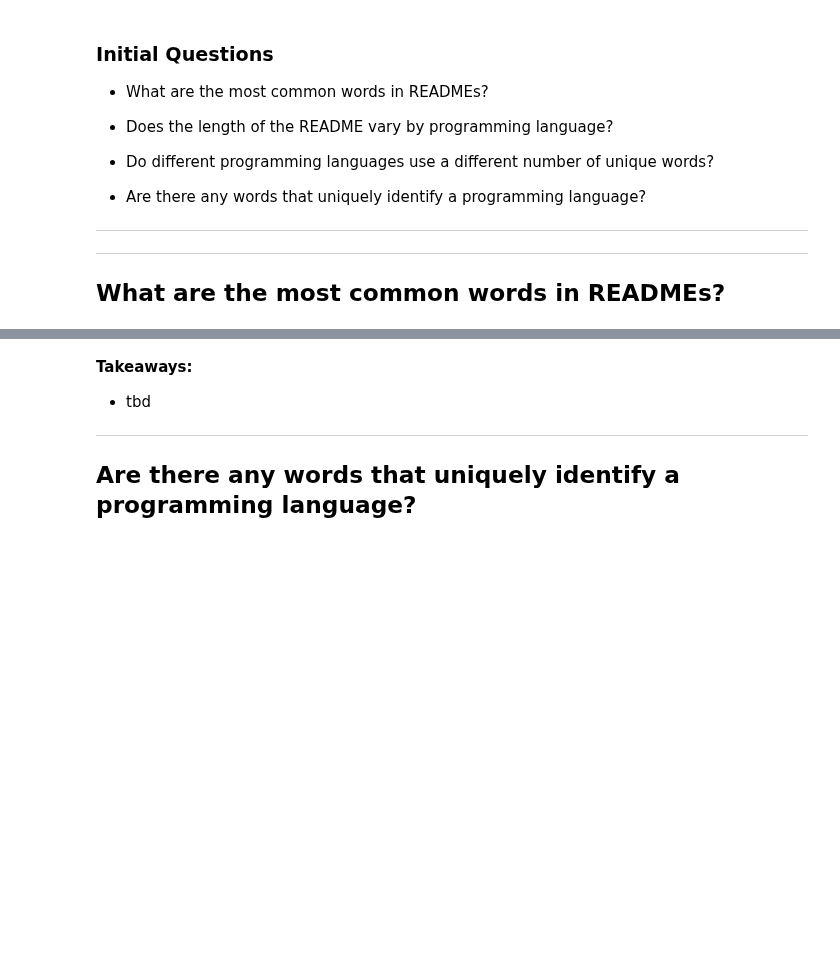
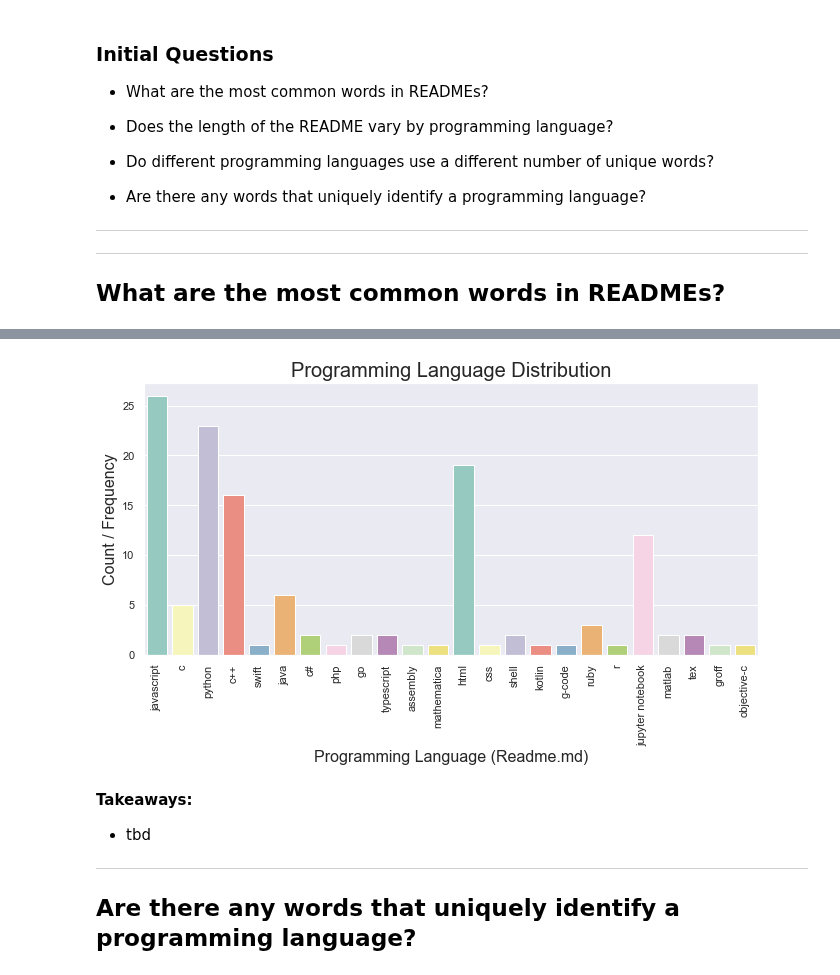
Before and after one commit to codeup-nlp/nlp-project, a Jupyter notebook: final_report.ipynb, the cells around one changed output, grey strips where cells are left out. Cells and saved outputs as stored; diff of their text form; code cells hidden in the pictures; blank space fills up the shorter version.

```diff
--- a/final_report.ipynb
+++ b/final_report.ipynb
@@ -115,5 +218,16 @@ Reading data from json file...
 -----------
 ## Do different programming languages use a different number of unique words?
+# %%
+sns.set_theme(style="darkgrid")
+titanic = sns.load_dataset("titanic")
+ax = sns.countplot(x="language", data=df, palette="Set3")
+ax.tick_params(axis='x', rotation=90)
+ax.set_xlabel('Programming Language (Readme.md)', size = 16)
+ax.set_ylabel('Count / Frequency', size = 16)
+ax.set_title("Programming Language Distribution", size = 20)
+None
+# %% [output]
+[figure, added]
 # %% [markdown]
 **Takeaways:**
 * tbd
```
Also changed, not shown: parts of 13 cells of this notebook, 1 other file.
